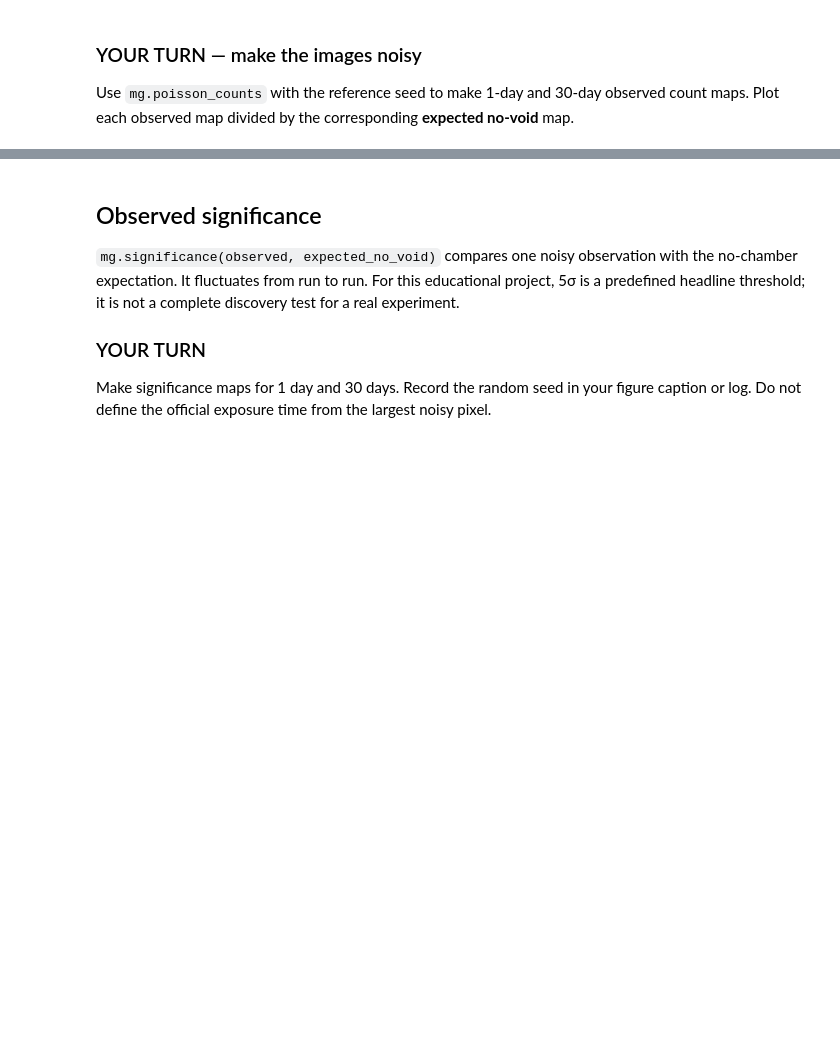
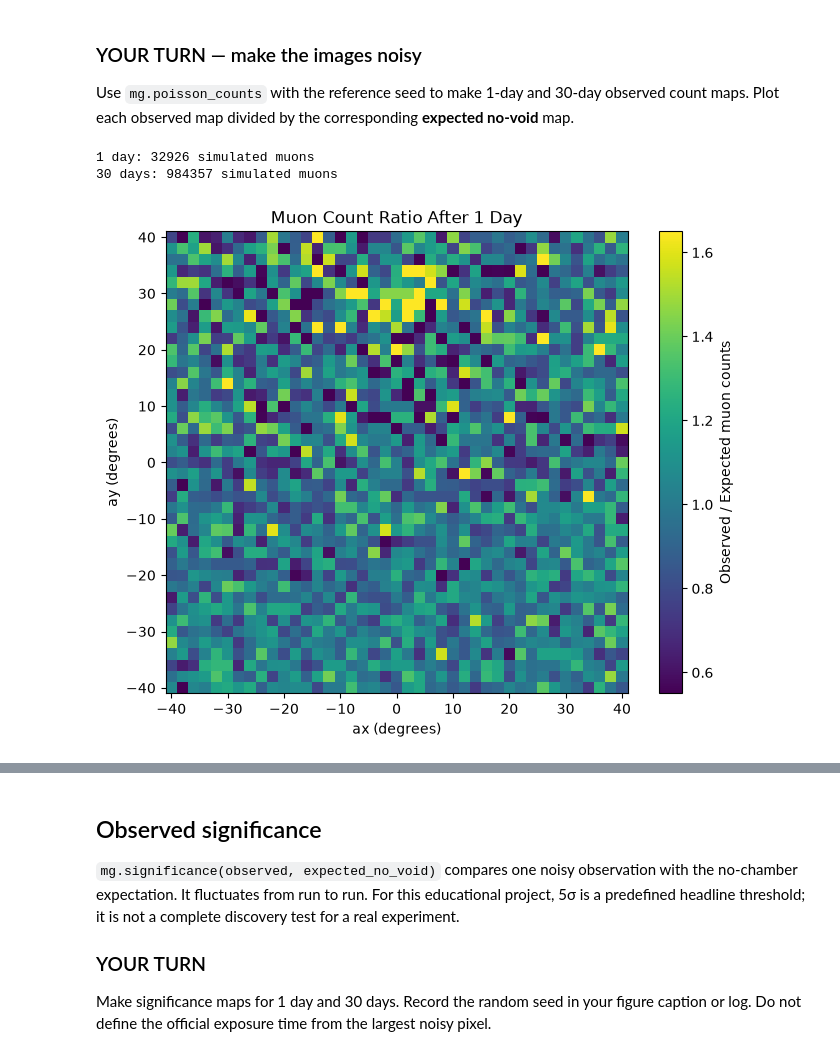
Before and after one commit to Evan-Lim/muography-project, a Jupyter notebook: junyi-student-package/notebooks/04_noise_and_exposure.ipynb, the cells around one changed output, grey strips where cells are left out. Cells and saved outputs as stored; diff of their text form; code cells hidden in the pictures; blank space fills up the shorter version.

```diff
--- a/junyi-student-package/notebooks/04_noise_and_exposure.ipynb
+++ b/junyi-student-package/notebooks/04_noise_and_exposure.ipynb
@@ -35,10 +36,16 @@ target = mg.Pyramid(
 )
 target0 = target.without_void()
 detector = np.array(cfg.DETECTOR_POSITION_M, dtype=float)
+
+# trace each target once. Thirty days is just thirty times the expected counts.
 expected_1d, ax_deg, ay_deg = sa.expected_counts(target, detector, 1.0)
 expected_1d_0, _, _ = sa.expected_counts(target0, detector, 1.0)
-expected_30d, _, _ = sa.expected_counts(target, detector, 30.0)
-expected_30d_0, _, _ = sa.expected_counts(target0, detector, 30.0)
+expected_30d = expected_1d * 30
+expected_30d_0 = expected_1d_0 * 30
+signal_idx = sa.signal_pixel(expected_1d, expected_1d_0)
+half_bin = cfg.STEP_DEG / 2
+extent = [ax_deg.min() - half_bin, ax_deg.max() + half_bin,
+          ay_deg.min() - half_bin, ay_deg.max() + half_bin]
 # %% [markdown]
 ### YOUR TURN — make the images noisy
 
@@ -47,3 +55,28 @@ Use `mg.poisson_counts` with the reference seed to make 1-day and 30-day observe
 rng = np.random.default_rng(cfg.REFERENCE_SEED)
 observed_1d = mg.poisson_counts(expected_1d, rng)
 observed_30d = mg.poisson_counts(expected_30d, rng)
+# %%
+# check the totals without taking another random draw
+print("1 day:", observed_1d.sum(), "simulated muons")
+print("30 days:", observed_30d.sum(), "simulated muons")
+# %% [output]
+1 day: 32926 simulated muons
+30 days: 984357 simulated muons
+# %%
+# compare noisy counts with the solid pyramid (1 day)
+ratio_1d = sa.ratio_map(observed_1d, expected_1d_0)
+plt.figure(figsize=(8, 6))
+
+plt.imshow(ratio_1d, origin="lower",
+           extent=extent,
+           cmap="viridis", vmin=0.55, vmax=1.65)
+
+plt.colorbar(label="Observed / Expected muon counts")
+
+plt.xlabel("ax (degrees)")
+plt.ylabel("ay (degrees)")
+plt.title("Muon Count Ratio After 1 Day")
+
+plt.show()
+# %% [output]
+[figure, added]
```
Also changed, not shown: parts of 20 cells of this notebook, 7 other files.
